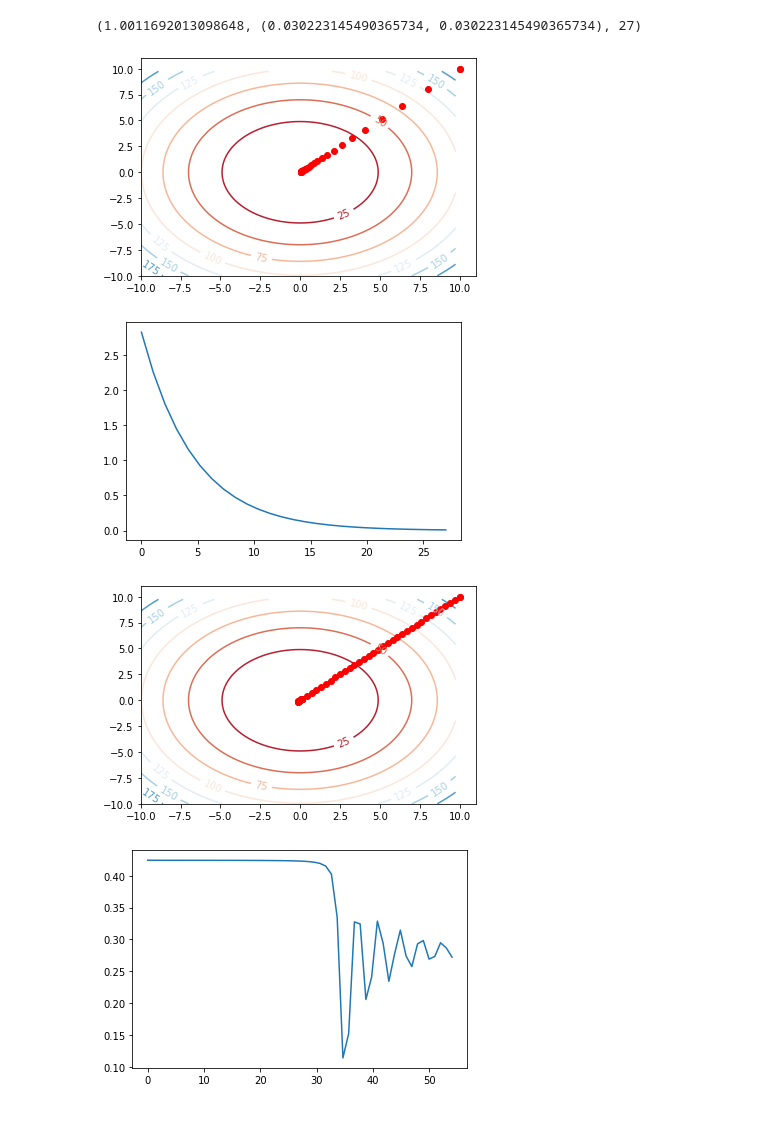
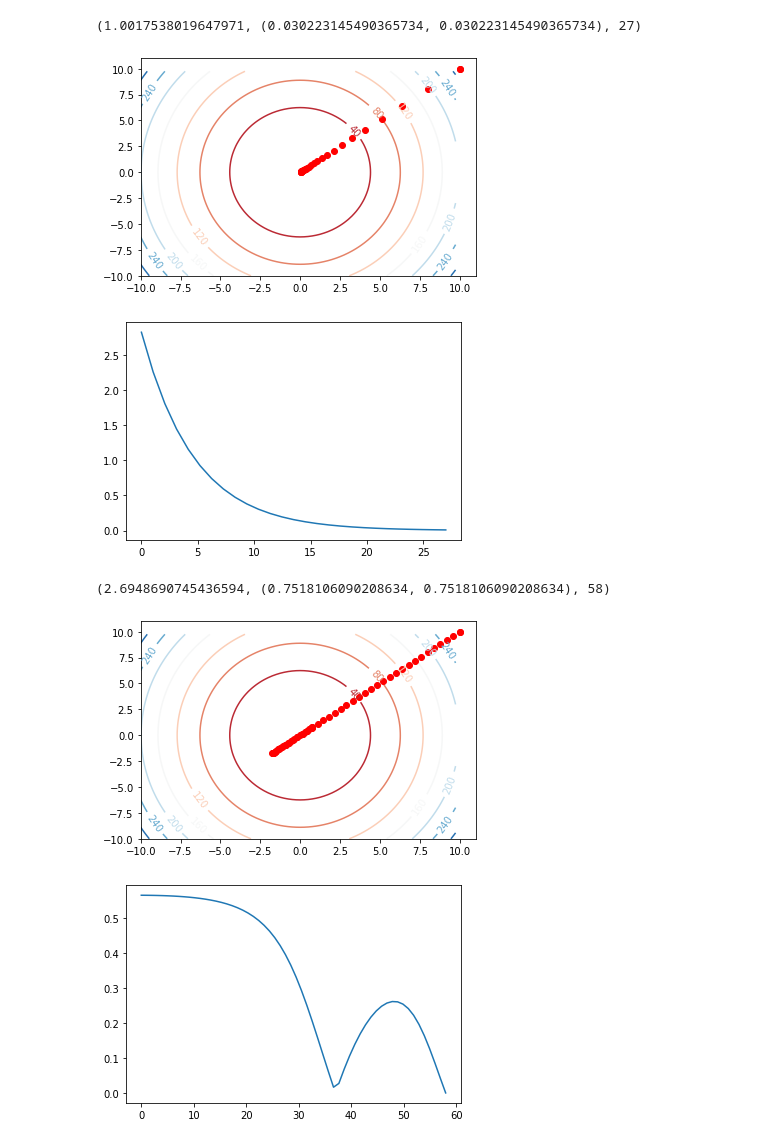
Before and after one commit to PatrykStronski/MachineLearning, a Jupyter notebook: lab2.ipynb, the cells around one changed output. Saved outputs shown, nothing was run; the diff lists cells and outputs as text; code cells hidden in the pictures.

```diff
--- a/lab2.ipynb
+++ b/lab2.ipynb
@@ -40,7 +40,7 @@ def gradient_descent(func, grad_func, point_pre, learning_rate, precision):
 
     return (res_curr, point_pre, iter_nmb)
 
-f = lambda x,y: x**2 + y**2 + 1
+f = lambda x,y: 2 * x**2 + y**2 + 1
 df = (
     lambda x,y: 2 * x,
     lambda x,y: 2 * y
@@ -49,7 +49,7 @@ df = (
 result = gradient_descent(f, df, strt, 0.1, 0.001)
 result
 # %% [output]
-(1.0011692013098648, (0.030223145490365734, 0.030223145490365734), 27)
+(1.0017538019647971, (0.030223145490365734, 0.030223145490365734), 27)
 # %%
 def contour_plot(x_seq, y_seq, x1):
     plt.figure(1)
@@ -74,12 +74,12 @@ def draw_approx_quality(euclid_distances, iters):
 contour_plot(points_x, points_y, strt)
 draw_approx_quality(successive_euclid_distances, result[2])
 # %% [output]
-[figure, old version]
+[figure, new version]
 [figure]
 # %%
 EPSILON = 0.000000001
 
-MAX_ITER = 500
+MAX_ITER = 100
 points_x = []
 points_y = []
 successive_euclid_distances = []
@@ -96,33 +96,36 @@ def adam_optimization(func, grad, point_pre, learning_rate, precision, m_decay,
     res_pre = res_curr ** 2 + 100
 
     iter_nmb = 0
     # Performing Gradient Descent
     while(abs(res_curr - res_pre) >= precision) and iter_nmb < MAX_ITER:
         iter_nmb += 1
         points_x.append(point_curr[0])
         points_y.append(point_curr[1])
         vals.append(res_curr)
 
         m = (m_decay * m[0] + (1-m_decay) * grad[0](point_curr[0], point_curr[1]), m_decay * m[1] + (1-m_decay) * grad[1](point_curr[0], point_curr[1]))
         v = (v_decay * v[0] + (1-v_decay) * (grad[0](point_curr[0], point_curr[1]) ** 2), v_decay * v[1] + (1-v_decay) * (grad[1](point_curr[0], point_curr[1]) ** 2))
 
         m_corr = (m[0] / (1-m_decay ** iter_nmb), m[1] / (1-m_decay ** iter_nmb))
         v_corr = (v[0] / (1-v_decay ** iter_nmb), v[1] / (1-v_decay ** iter_nmb))
 
         point_pre = point_curr[0], point_curr[1]
         point_curr = (point_curr[0] - learning_rate * m_corr[0] / (math.sqrt(v_corr[0]) + EPSILON), point_curr[1] - learning_rate * m_corr[1] / (math.sqrt(v_corr[1]) + EPSILON))
 
         res_pre = res_curr
         res_curr = func(point_curr[0], point_curr[1])
 
         successive_euclid_distances.append(math.sqrt((point_curr[0] - point_pre[0]) ** 2 + (point_curr[1] - point_pre[1]) ** 2))
 
     return (res_curr, point_pre, iter_nmb)
 
-result_adam = adam_optimization(f, df, strt, 0.3, 0.001, 0.2, 0.2)
+result_adam = adam_optimization(f, df, strt, 0.4, 0.001, 0.9, 0.9)
+
+print(result_adam)
 
 contour_plot(points_x, points_y, strt)
 draw_approx_quality(successive_euclid_distances, result_adam[2])
 # %% [output]
+(2.6948690745436594, (0.7518106090208634, 0.7518106090208634), 58)
-[figure, old version]
+[figure, new version]
-[figure, old version]
+[figure, new version]
```
Also changed, not shown: 1 other file.
